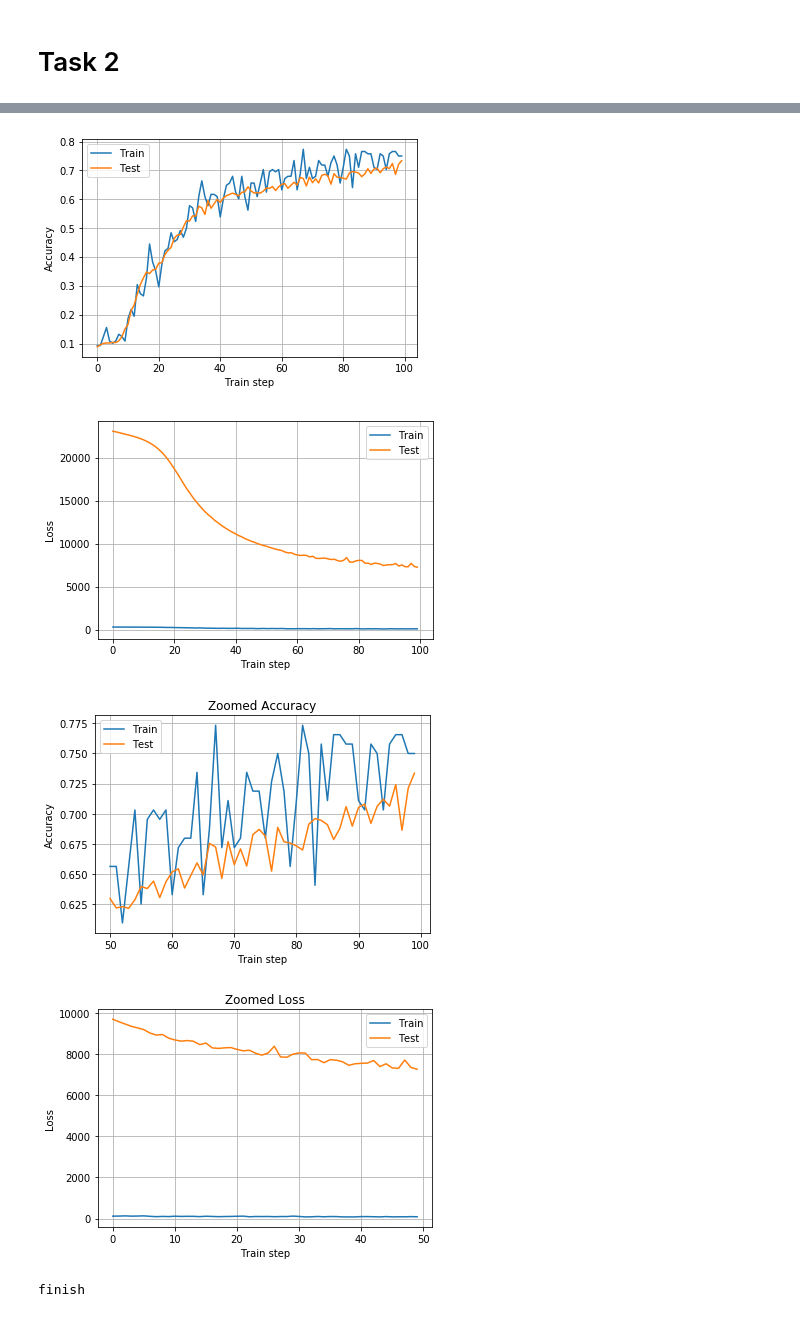
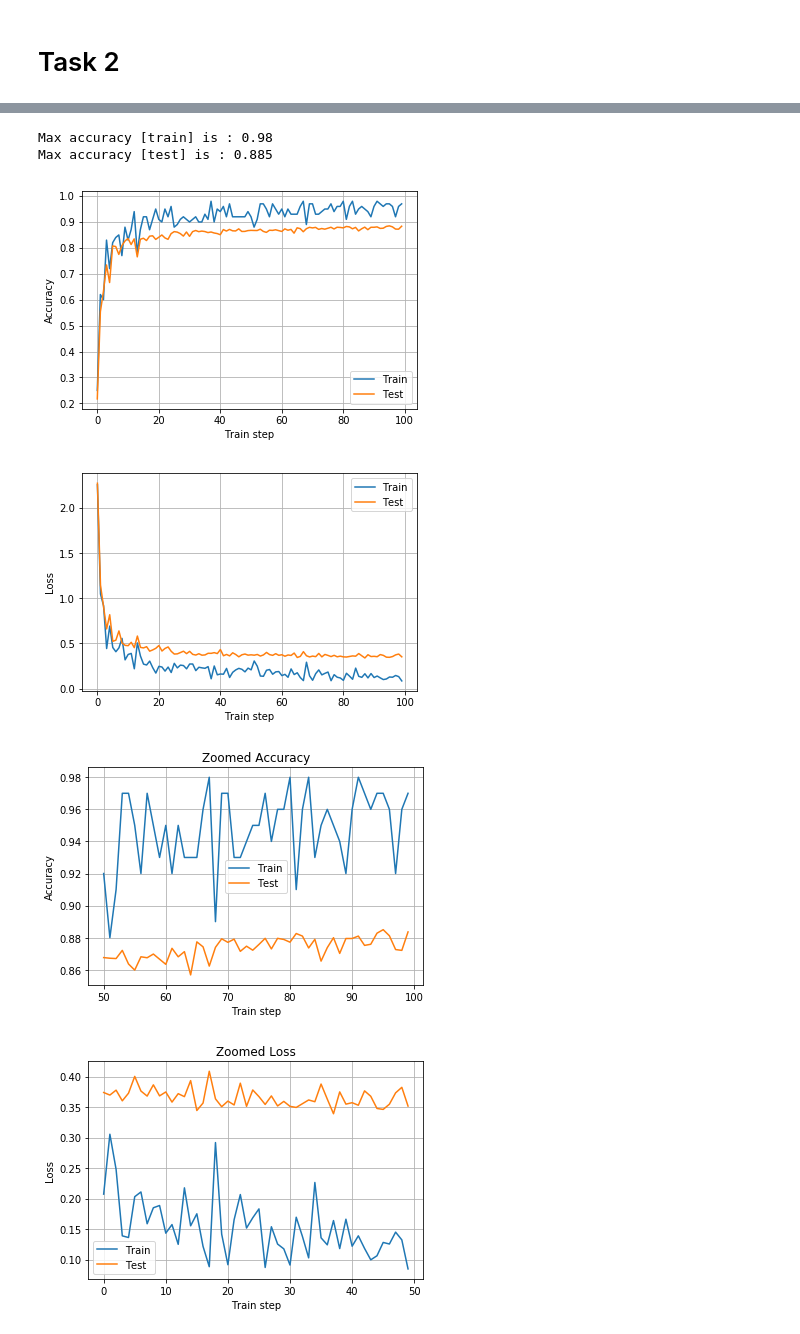
Before and after one commit to HamedMP/TensorFlowBasics, a Jupyter notebook: main.ipynb, the cells around one changed output, grey strips where cells are left out. Saved outputs shown, nothing was run; the diff lists cells and outputs as text; code cells hidden in the pictures.

```diff
--- a/main.ipynb
+++ b/main.ipynb
@@ -202,26 +183,27 @@ def relu(x, w, b):
 def sigmoid(x, w, b):
     return tf.nn.sigmoid(tf.add(tf.matmul(x, w), b))
 
+def selectOne(x,w,b,flag):
+    if flag==1:
+        return relu(x,w,b)
+    else:
+        return sigmoid(x,w,b)
 
 #Define the model
-XX = tf.reshape(X,[-1,784])
-Y1 = relu(XX, W1, B1)
+Y1 = selectOne(X,W1,B1,1)
+Y2 = selectOne(Y1,W2,B2,1)
+Y3 = selectOne(Y2,W3,B3,1)
+Y4 = selectOne(Y3,W4,B4,1)
 
-Y2 = relu(Y1, W2, B2)
-
-Y3 = relu(Y2, W3, B3)
-
-Y4 = tf.nn.relu(tf.matmul(Y3,W4)+B4)
-
-Y = tf.nn.softmax(tf.matmul(Y4,W5)+B5)
-
+Y = tf.matmul(Y4,W5)+B5
+cross_entropy = tf.reduce_mean(tf.nn.softmax_cross_entropy_with_logits(logits = Y,labels = Y_))
 #Define the loss function
-cross_entropy = -tf.reduce_sum(Y_*tf.log(Y))
+# cross_entropy = -tf.reduce_sum(Y_*tf.log(Y))
 is_correct = tf.equal(tf.argmax(Y,1),tf.argmax(Y_,1))
 accuracy = tf.reduce_mean(tf.cast(is_correct,tf.float32))
 # Define an optimizer
 
-optimizer = tf.train.GradientDescentOptimizer(0.0001)
+optimizer = tf.train.GradientDescentOptimizer(0.5)
 # optimizer = tf.train.AdamOptimizer(0.000001) #Errors TODO
 train_step = optimizer.minimize(cross_entropy)
 
@@ -230,8 +212,8 @@ sess = tf.Session()
 sess.run(init)
 
 
-training_iter = 1000
-validation_step = 10
+training_iter = 10000
+validation_step = 100
 print("The number of traninig examples are: " + str(mnist.train.num_examples))
 
 train_a = []
@@ -241,7 +223,7 @@ test_c = []
 
 for i in tqdm_notebook(range(training_iter)): ##Is it meaningful
     #load batch of images and correct answers
-    batch_X, batch_Y = mnist.train.next_batch(batch_size=128)
+    batch_X, batch_Y = mnist.train.next_batch(batch_size=100)
     #print(batch_Y.dtype) #dtype is 64!!
     train_data={X: batch_X, Y_: batch_Y}
 
@@ -260,8 +242,5 @@ for i in tqdm_notebook(range(training_iter)): ##Is it meaningful
         a,c = sess.run([accuracy,cross_entropy],feed_dict=test_data)
         test_a.append(a)
         test_c.append(c)
-print("Finished")
-
-# 7. Plot and visualise the accuracy and loss
 # %% [output]
 The number of traninig examples are: 55000
@@ -269,5 +250,13 @@ A Jupyter Widget
 Finished
 # %%
+#Max accuracy
+maxacc_train = max(train_a)
+maxacc_test = max(test_a)
+
+print("Max accuracy [train] is : "+str(maxacc_train))
+print("Max accuracy [test] is : "+str(maxacc_test))
+
+
 
 # accuracy training vs testing dataset
 plt.plot(train_a, label='Train')
@@ -281,36 +270,36 @@ plt.show()
 # loss training vs testing dataset
 plt.plot(train_c, label='Train')
 plt.plot(test_c, label='Test')
 plt.legend()
 plt.ylabel('Loss')
 plt.xlabel('Train step')
 plt.grid(True)
 plt.show()
 
 # Zoom in on the tail of the plots
 zoom_point = 50
 x_range = range(zoom_point,training_iter // validation_step)
 plt.plot(x_range, train_a[zoom_point:], label='Train')
 plt.plot(x_range, test_a[zoom_point:], label='Test')
 plt.legend()
 plt.ylabel('Accuracy')
 plt.xlabel('Train step')
 plt.title('Zoomed Accuracy')
 plt.grid(True)
 plt.show()
 
 plt.plot(train_c[zoom_point:], label='Train')
 plt.plot(test_c[zoom_point:], label='Test')
 plt.grid(True)
 plt.legend()
 plt.ylabel('Loss')
 plt.xlabel('Train step')
 plt.title('Zoomed Loss')
 plt.show()
-print("finish")
 # %% [output]
+Max accuracy [train] is : 0.98
+Max accuracy [test] is : 0.885
-[figure, old version]
+[figure, new version]
-[figure, old version]
+[figure, new version]
-[figure, old version]
+[figure, new version]
-[figure, old version]
+[figure, new version]
-finish
```
Also changed, not shown: parts of 6 cells of this notebook.
